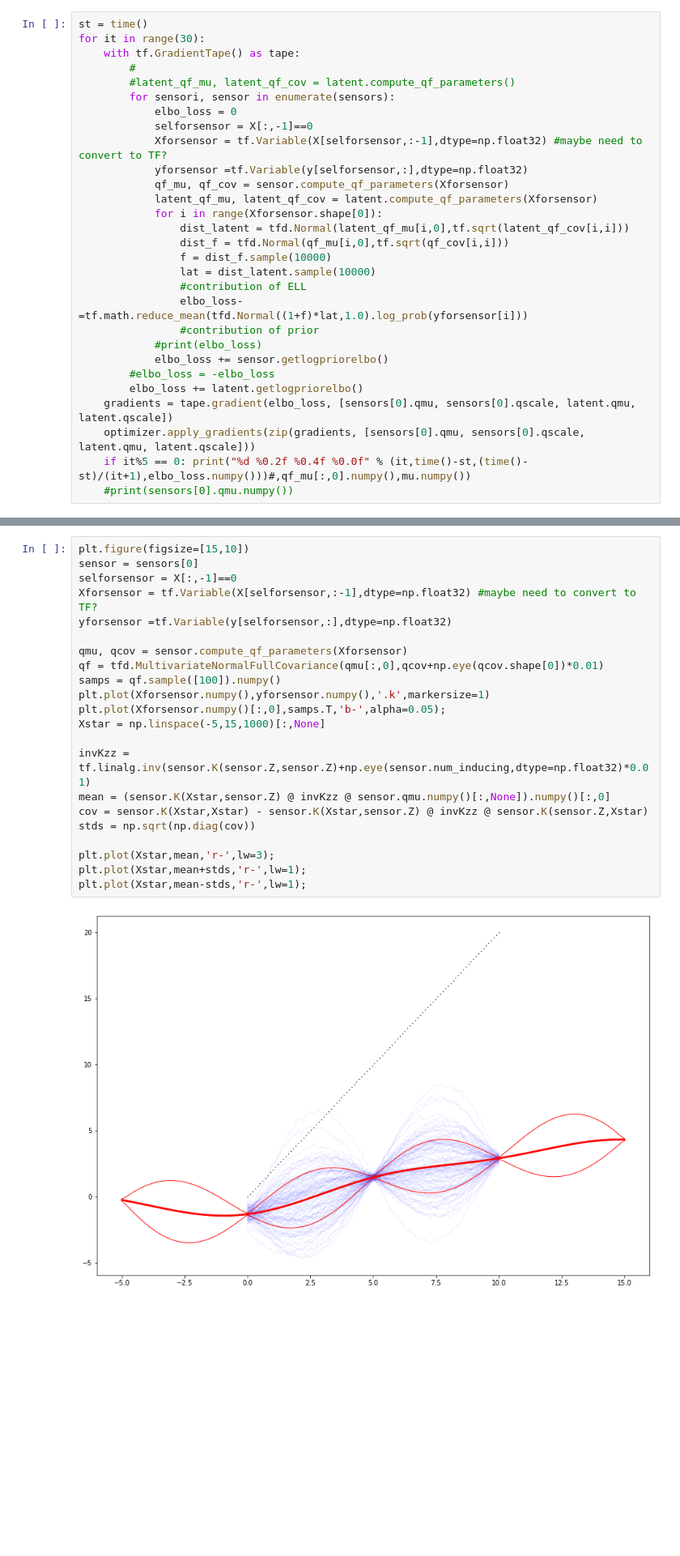
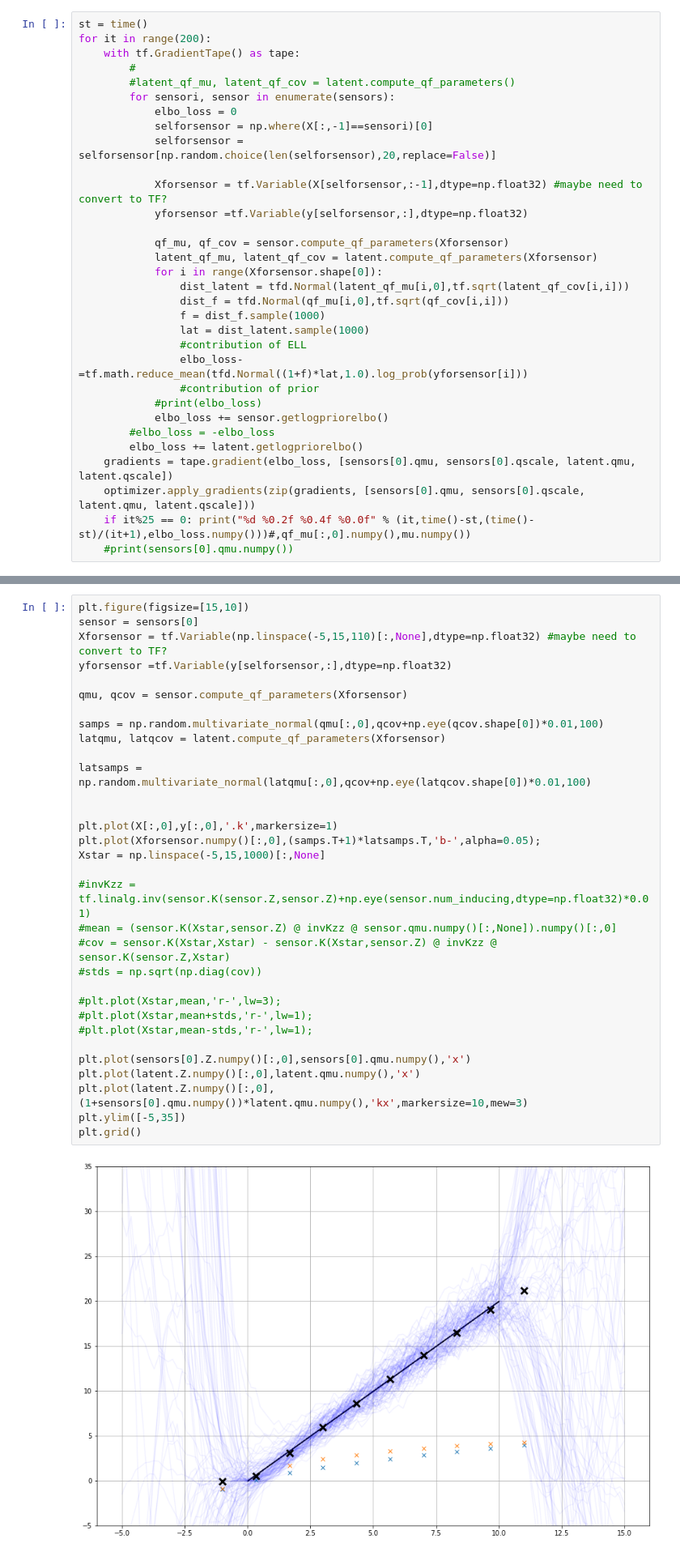
Before and after one commit to lionfish0/experimentation, a Jupyter notebook: VI From math to code-approximate-product.ipynb, the cells around one changed output, grey strips where cells are left out. Shown at 81% size. Saved outputs shown, nothing was run; the diff lists cells and outputs as text; blank space fills up the shorter version.

```diff
--- a/VI From math to code-approximate-product.ipynb
+++ b/VI From math to code-approximate-product.ipynb
@@ -103,21 +103,24 @@ latent = Latent(5)
 # %%
 st = time()
-for it in range(30):
+for it in range(200):
     with tf.GradientTape() as tape:
         #
         #latent_qf_mu, latent_qf_cov = latent.compute_qf_parameters()
         for sensori, sensor in enumerate(sensors):
             elbo_loss = 0
-            selforsensor = X[:,-1]==0
+            selforsensor = np.where(X[:,-1]==sensori)[0]
+            selforsensor = selforsensor[np.random.choice(len(selforsensor),20,replace=False)]
+
             Xforsensor = tf.Variable(X[selforsensor,:-1],dtype=np.float32) #maybe need to convert to TF?
             yforsensor =tf.Variable(y[selforsensor,:],dtype=np.float32)
+
             qf_mu, qf_cov = sensor.compute_qf_parameters(Xforsensor)
             latent_qf_mu, latent_qf_cov = latent.compute_qf_parameters(Xforsensor)
             for i in range(Xforsensor.shape[0]):
                 dist_latent = tfd.Normal(latent_qf_mu[i,0],tf.sqrt(latent_qf_cov[i,i]))
                 dist_f = tfd.Normal(qf_mu[i,0],tf.sqrt(qf_cov[i,i]))
-                f = dist_f.sample(10000)
-                lat = dist_latent.sample(10000)
+                f = dist_f.sample(1000)
+                lat = dist_latent.sample(1000)
                 #contribution of ELL
                 elbo_loss-=tf.math.reduce_mean(tfd.Normal((1+f)*lat,1.0).log_prob(yforsensor[i]))
                 #contribution of prior
@@ -127,6 +130,6 @@ for it in range(30):
         elbo_loss += latent.getlogpriorelbo()
     gradients = tape.gradient(elbo_loss, [sensors[0].qmu, sensors[0].qscale, latent.qmu, latent.qscale])
     optimizer.apply_gradients(zip(gradients, [sensors[0].qmu, sensors[0].qscale, latent.qmu, latent.qscale]))
-    if it%5 == 0: print("%d %0.2f %0.4f %0.0f" % (it,time()-st,(time()-st)/(it+1),elbo_loss.numpy()))#,qf_mu[:,0].numpy(),mu.numpy())
+    if it%25 == 0: print("%d %0.2f %0.4f %0.0f" % (it,time()-st,(time()-st)/(it+1),elbo_loss.numpy()))#,qf_mu[:,0].numpy(),mu.numpy())
     #print(sensors[0].qmu.numpy())
 # %% [output]
@@ -151,24 +144,34 @@ array([ 1.03 ,  0.985,  3.979, 12.621, 17.192], dtype=float32)
 # %%
 plt.figure(figsize=[15,10])
 sensor = sensors[0]
-selforsensor = X[:,-1]==0
-Xforsensor = tf.Variable(X[selforsensor,:-1],dtype=np.float32) #maybe need to convert to TF?
+Xforsensor = tf.Variable(np.linspace(-5,15,110)[:,None],dtype=np.float32) #maybe need to convert to TF?
 yforsensor =tf.Variable(y[selforsensor,:],dtype=np.float32)
 
 qmu, qcov = sensor.compute_qf_parameters(Xforsensor)
-qf = tfd.MultivariateNormalFullCovariance(qmu[:,0],qcov+np.eye(qcov.shape[0])*0.01)
-samps = qf.sample([100]).numpy()
-plt.plot(Xforsensor.numpy(),yforsensor.numpy(),'.k',markersize=1)
-plt.plot(Xforsensor.numpy()[:,0],samps.T,'b-',alpha=0.05);
+
+samps = np.random.multivariate_normal(qmu[:,0],qcov+np.eye(qcov.shape[0])*0.01,100)
+latqmu, latqcov = latent.compute_qf_parameters(Xforsensor)
+
+latsamps = np.random.multivariate_normal(latqmu[:,0],qcov+np.eye(latqcov.shape[0])*0.01,100)
+
+
+plt.plot(X[:,0],y[:,0],'.k',markersize=1)
+plt.plot(Xforsensor.numpy()[:,0],(samps.T+1)*latsamps.T,'b-',alpha=0.05);
 Xstar = np.linspace(-5,15,1000)[:,None]
 
-invKzz = tf.linalg.inv(sensor.K(sensor.Z,sensor.Z)+np.eye(sensor.num_inducing,dtype=np.float32)*0.01)
-mean = (sensor.K(Xstar,sensor.Z) @ invKzz @ sensor.qmu.numpy()[:,None]).numpy()[:,0]
-cov = sensor.K(Xstar,Xstar) - sensor.K(Xstar,sensor.Z) @ invKzz @ sensor.K(sensor.Z,Xstar)
-stds = np.sqrt(np.diag(cov))
+#invKzz = tf.linalg.inv(sensor.K(sensor.Z,sensor.Z)+np.eye(sensor.num_inducing,dtype=np.float32)*0.01)
+#mean = (sensor.K(Xstar,sensor.Z) @ invKzz @ sensor.qmu.numpy()[:,None]).numpy()[:,0]
+#cov = sensor.K(Xstar,Xstar) - sensor.K(Xstar,sensor.Z) @ invKzz @ sensor.K(sensor.Z,Xstar)
+#stds = np.sqrt(np.diag(cov))
 
-plt.plot(Xstar,mean,'r-',lw=3);
-plt.plot(Xstar,mean+stds,'r-',lw=1);
-plt.plot(Xstar,mean-stds,'r-',lw=1);
+#plt.plot(Xstar,mean,'r-',lw=3);
+#plt.plot(Xstar,mean+stds,'r-',lw=1);
+#plt.plot(Xstar,mean-stds,'r-',lw=1);
+
+plt.plot(sensors[0].Z.numpy()[:,0],sensors[0].qmu.numpy(),'x')
+plt.plot(latent.Z.numpy()[:,0],latent.qmu.numpy(),'x')
+plt.plot(latent.Z.numpy()[:,0],(1+sensors[0].qmu.numpy())*latent.qmu.numpy(),'kx',markersize=10,mew=3)
+plt.ylim([-5,35])
+plt.grid()
 # %% [output]
-[figure, old version]
+[figure, new version]
```
Also changed, not shown: parts of 5 cells of this notebook.
